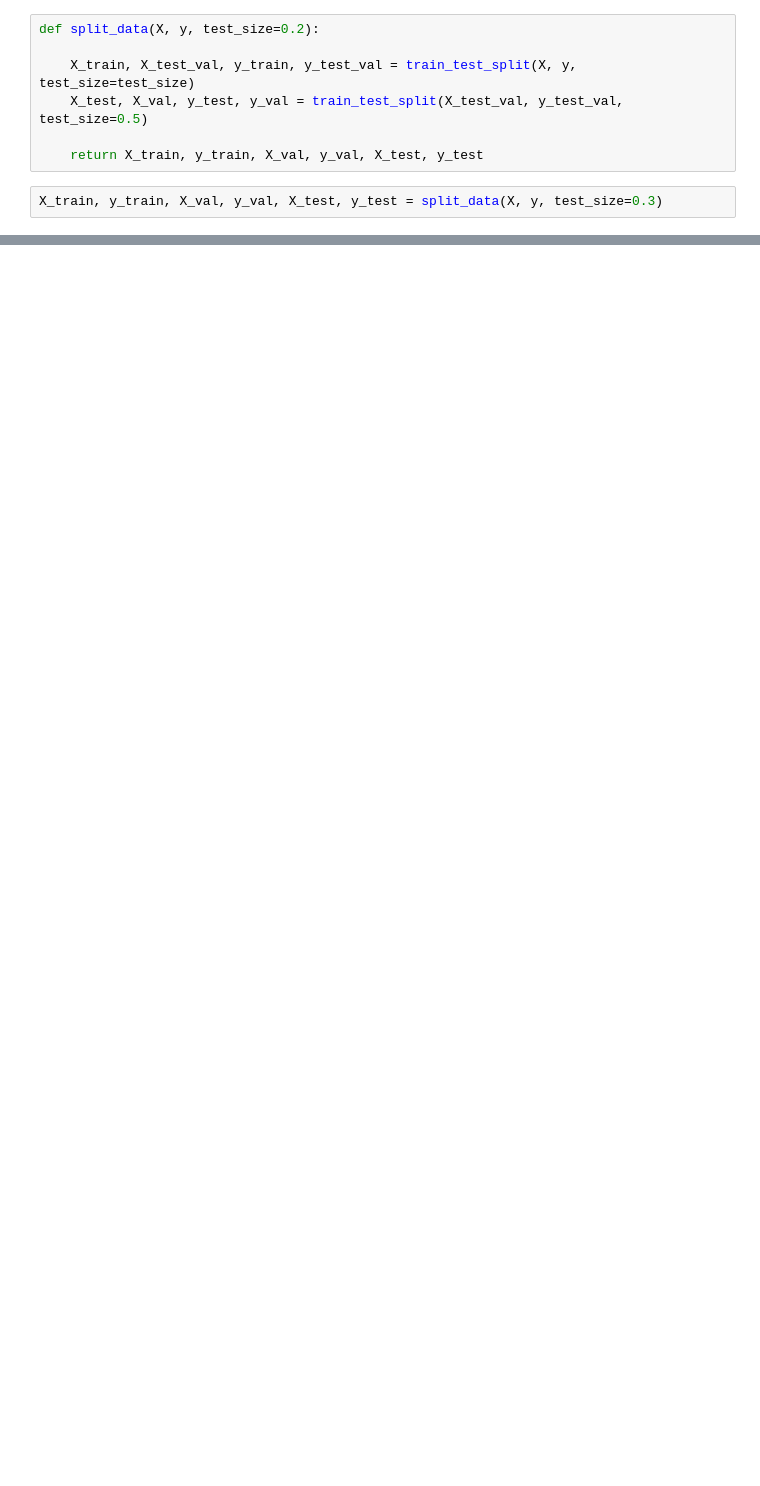
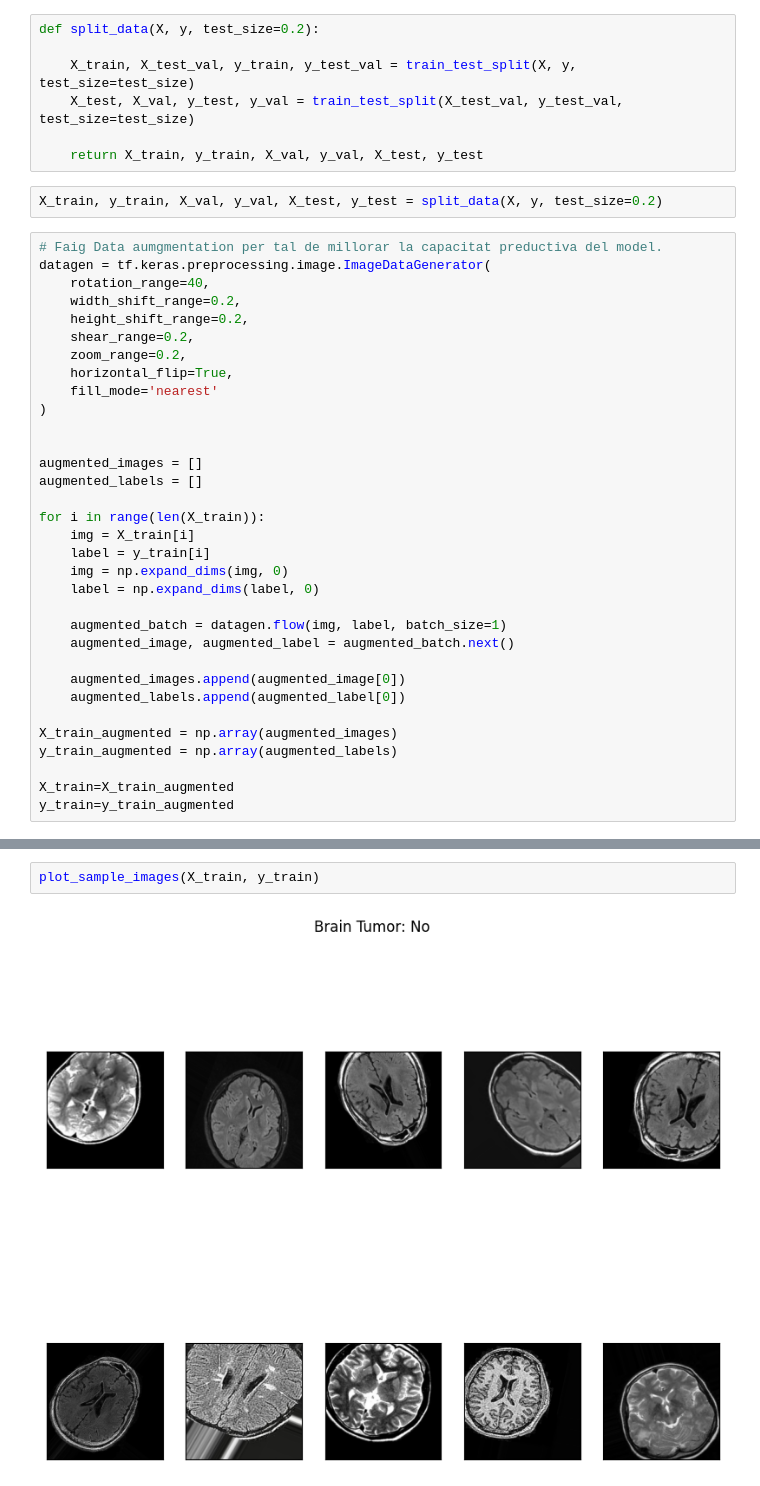
Before and after one commit to Senna256/Projects-UNI, a Jupyter notebook: Brain tumor detection.ipynb, the cells around one changed output, grey strips where cells are left out. Cells and saved outputs as stored; diff of their text form; blank space fills up the shorter version.

```diff
--- a/Brain tumor detection.ipynb
+++ b/Brain tumor detection.ipynb
@@ -144,11 +120,44 @@ plot_sample_images(X, y)
 def split_data(X, y, test_size=0.2):
 
     X_train, X_test_val, y_train, y_test_val = train_test_split(X, y, test_size=test_size)
-    X_test, X_val, y_test, y_val = train_test_split(X_test_val, y_test_val, test_size=0.5)
+    X_test, X_val, y_test, y_val = train_test_split(X_test_val, y_test_val, test_size=test_size)
 
     return X_train, y_train, X_val, y_val, X_test, y_test
 # %%
-X_train, y_train, X_val, y_val, X_test, y_test = split_data(X, y, test_size=0.3)
+X_train, y_train, X_val, y_val, X_test, y_test = split_data(X, y, test_size=0.2)
+# %%
+# Faig Data aumgmentation per tal de millorar la capacitat preductiva del model.
+datagen = tf.keras.preprocessing.image.ImageDataGenerator(
+    rotation_range=40,
+    width_shift_range=0.2,
+    height_shift_range=0.2,
+    shear_range=0.2,
+    zoom_range=0.2,
+    horizontal_flip=True,
+    fill_mode='nearest'
+)
+
+
+augmented_images = []
+augmented_labels = []
+
+for i in range(len(X_train)):
+    img = X_train[i]
+    label = y_train[i]
+    img = np.expand_dims(img, 0)
+    label = np.expand_dims(label, 0)
+
+    augmented_batch = datagen.flow(img, label, batch_size=1)
+    augmented_image, augmented_label = augmented_batch.next()
+
+    augmented_images.append(augmented_image[0])
+    augmented_labels.append(augmented_label[0])
+
+X_train_augmented = np.array(augmented_images)
+y_train_augmented = np.array(augmented_labels)
+
+X_train=X_train_augmented
+y_train=y_train_augmented
 # %%
 print ("number of training examples = " + str(X_train.shape[0]))
 print ("number of validation examples = " + str(X_val.shape[0]))
@@ -159,0 +169,4 @@ number of test examples = 38
+# %%
+plot_sample_images(X_train, y_train)
+# %% [output]
+[figure, added]
```
Also changed, not shown: parts of 22 cells of this notebook.
